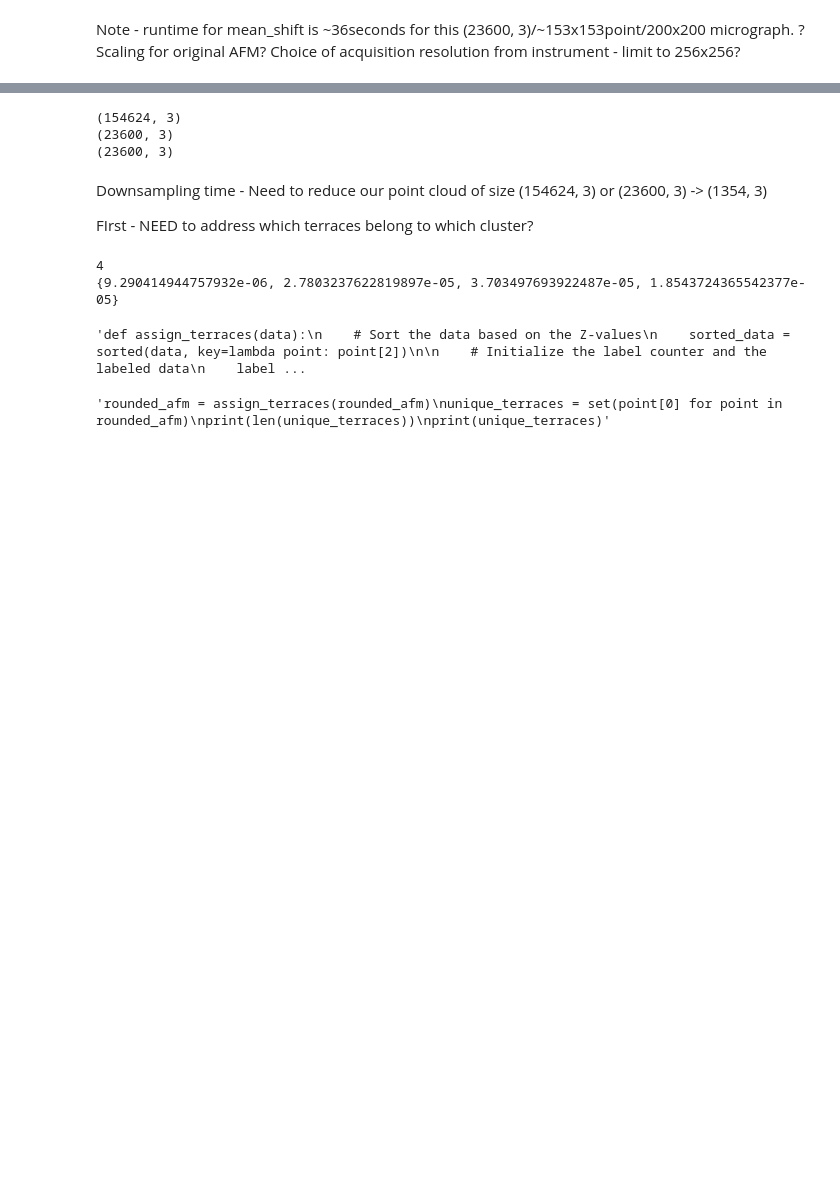
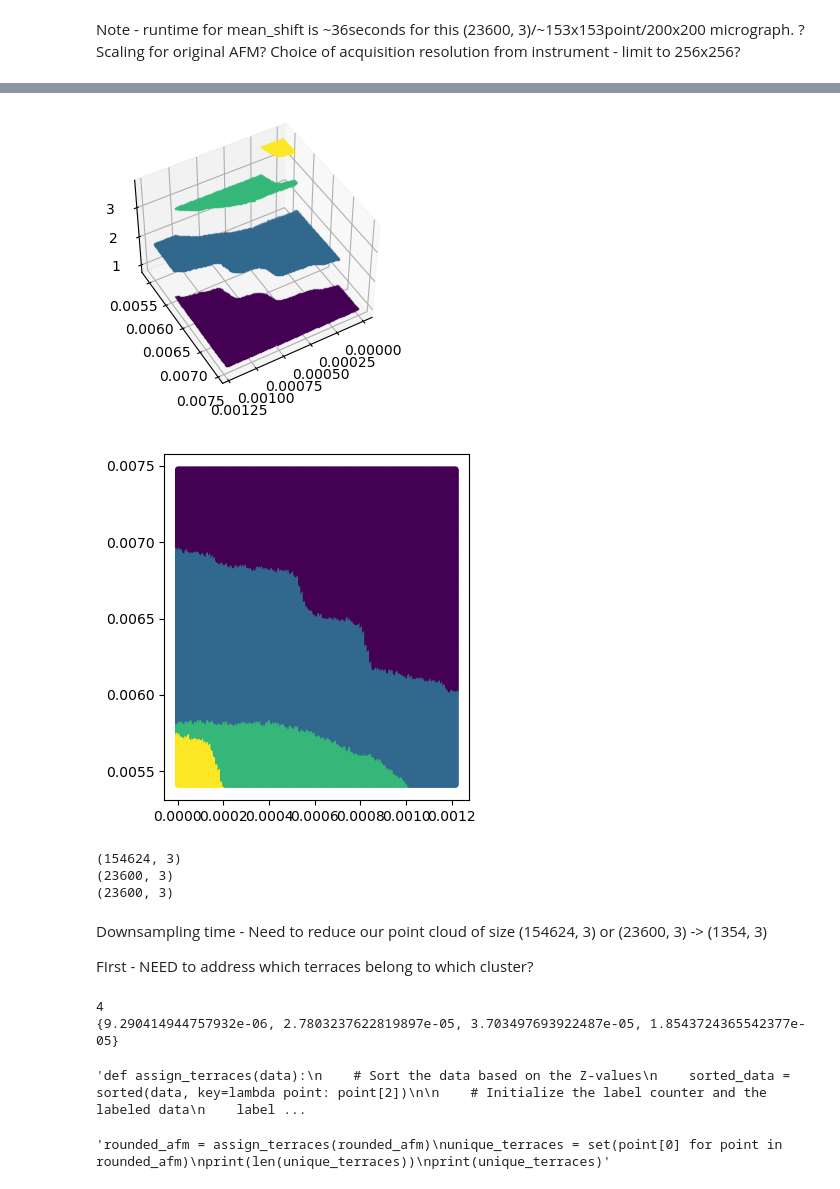
Before and after one commit to st-te/AFML, a Jupyter notebook: AFML_AFM_plot_cluster_downsample_tda.ipynb, the cells around one changed output, grey strips where cells are left out. Drawn from its saved outputs; the diff is of its cells as text; code cells hidden in the pictures; blank space fills up the shorter version.

```diff
--- a/AFML_AFM_plot_cluster_downsample_tda.ipynb
+++ b/AFML_AFM_plot_cluster_downsample_tda.ipynb
@@ -112,3 +155,10 @@ plot_afm_3d(rounded_afm)
+# %%
+rounded_down_afm = down_shift(afm, bandwidth=0.00000475)
+plot_afm_3d(rounded_down_afm)
+plot_afm_2d(rounded_down_afm)
+# %% [output]
+[figure, added]
+[figure, added]
 # %%
 original_afm = read_AFM_XYZ('/Users/user/Documents/PhD/AFML/AFML/sample_preproc_data/terrace_sample/save-2011.11.30-14.25.48_terrace_IDEAL.xyz')
 print(original_afm.shape)
```
Also changed, not shown: parts of 8 cells of this notebook, 3 other files.
